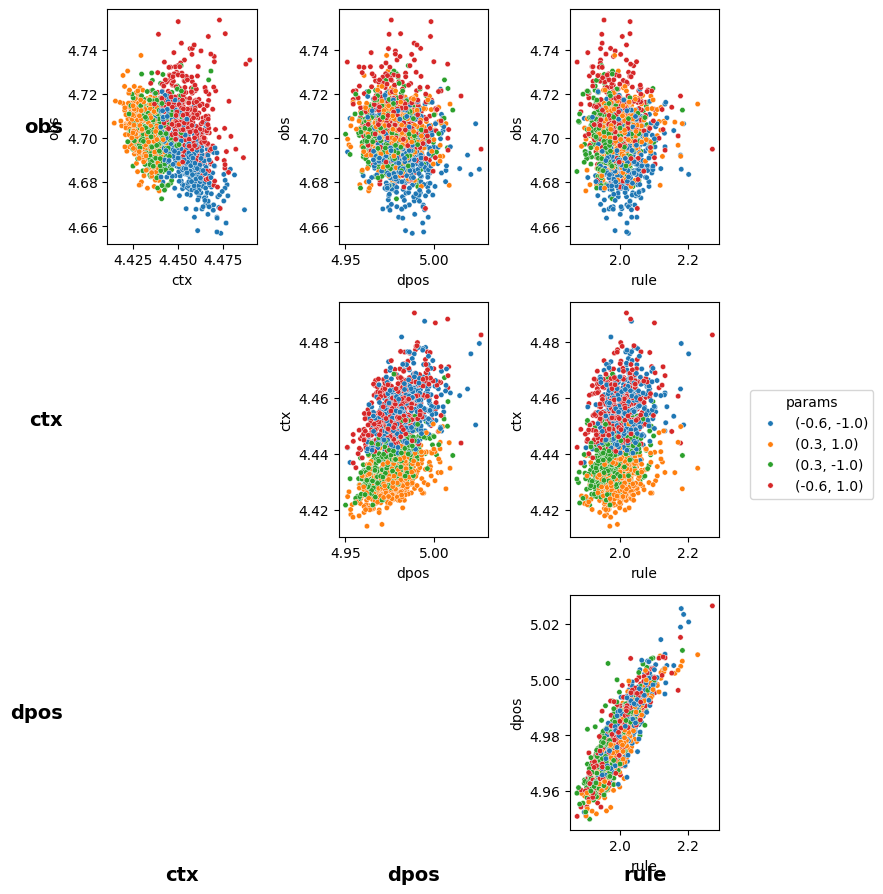
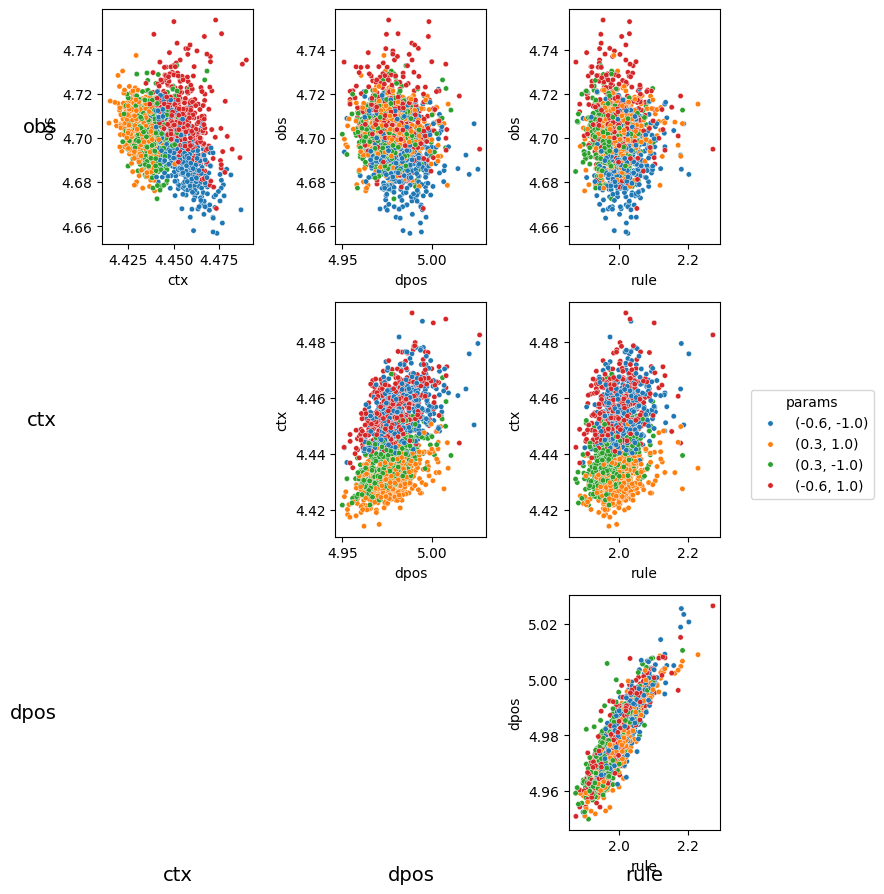
Code edit (unified diff) that turned the first committed figure into the second:
--- before
+++ after
@@ -39,7 +39,7 @@
 # Add row and column labels
 for ri, i in enumerate(row_idxs):
-    axs[ri, 0].text(-0.3, 0.5, modules[i], transform=axs[ri, 0].transAxes, fontsize=14, fontweight='bold', ha='right', va='center')
+    axs[ri, 0].text(-0.3, 0.5, modules[i], transform=axs[ri, 0].transAxes, fontsize=14, ha='right', va='center')
 for ci, j in enumerate(col_idxs):
-    axs[2, ci].text(0.5, -0.15, modules[j], transform=axs[2, ci].transAxes, fontsize=14, fontweight='bold', ha='center', va='top')
+    axs[2, ci].text(0.5, -0.15, modules[j], transform=axs[2, ci].transAxes, fontsize=14, ha='center', va='top')
 
 # Single legend to the right of the rightmost column. Reserve the strip FIRST (tight_layout(rect=...)),

Commit: Adjust dpos response window: put pressure on answering correctly ad dev pos and dev pos + 1